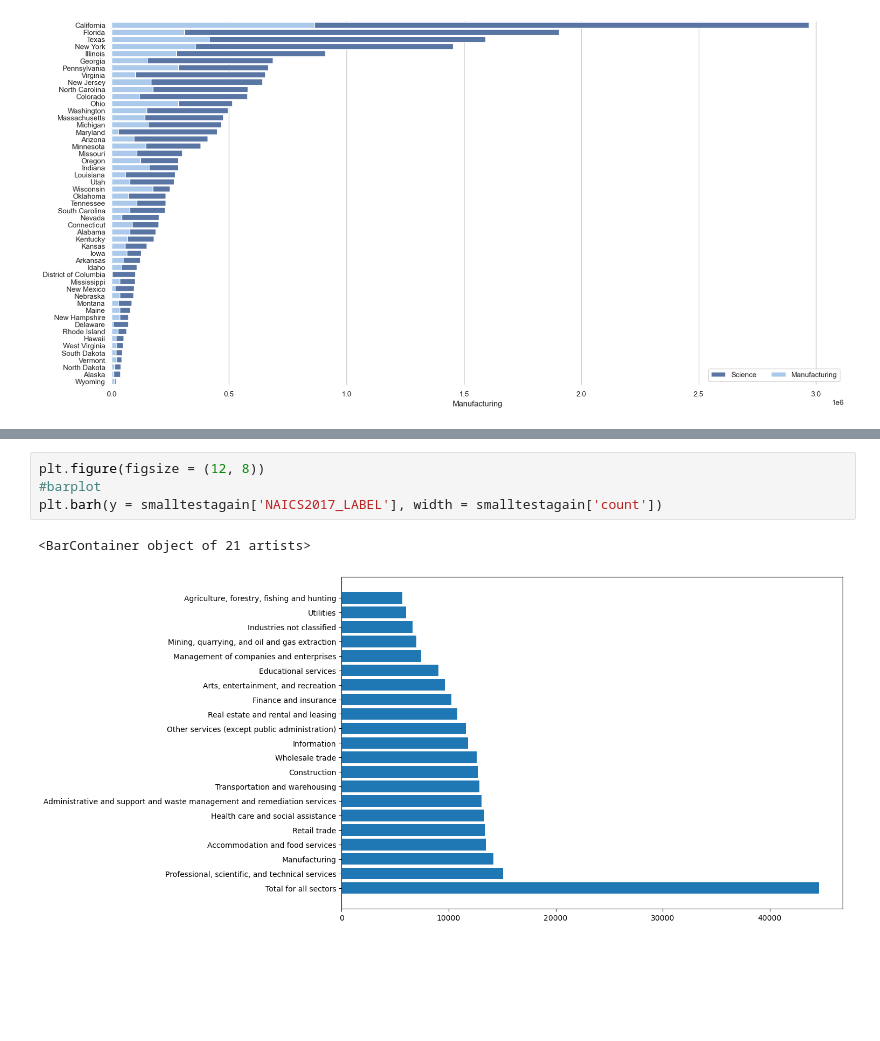
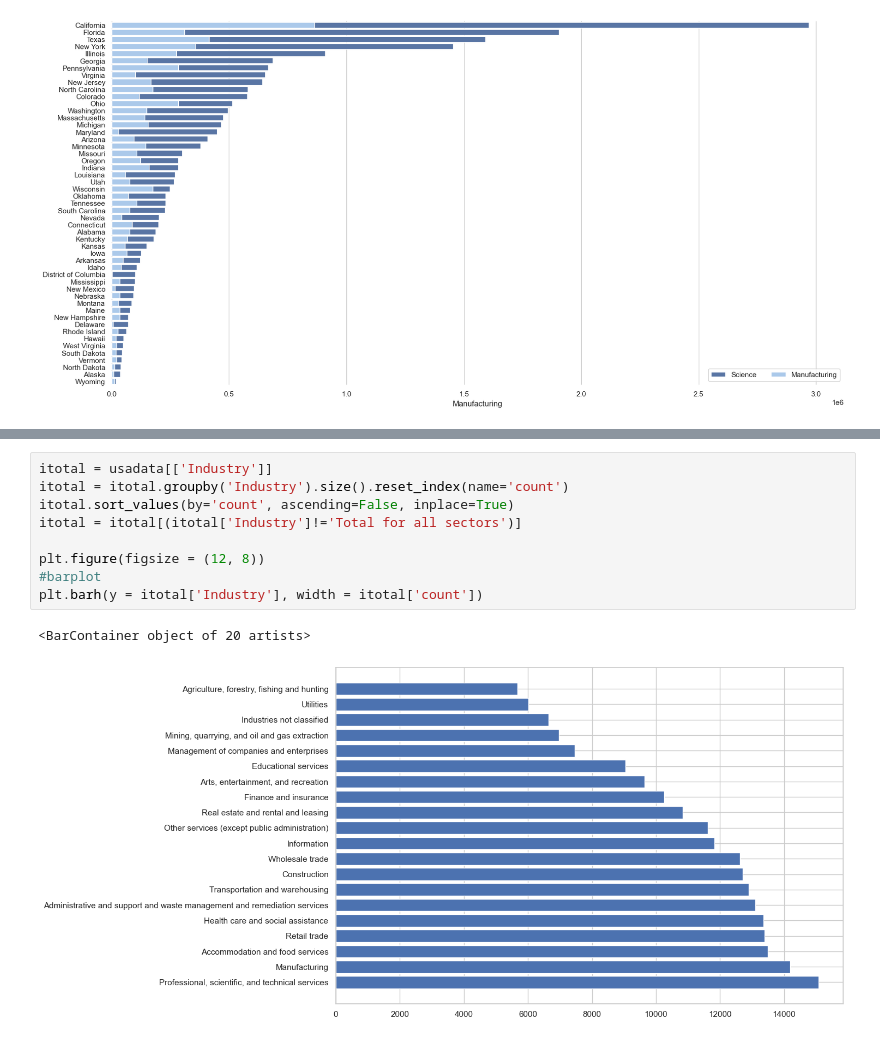
Before and after one commit to DanielnRose/Census_Assesment, a Jupyter notebook: grpupassesment.ipynb, the cells around one changed output, grey strips where cells are left out. Cells and saved outputs as stored; diff of their text form; blank space fills up the shorter version.

```diff
--- a/grpupassesment.ipynb
+++ b/grpupassesment.ipynb
@@ -196,12 +220,17 @@ See the caveats in the documentation: https://pandas.pydata.org/pandas-docs/stab
 | 0 | Female | 22794065 |
 | 1 | Male | 74856729 |
-# %%
-plt.figure(figsize = (12, 8))
-#barplot
-plt.barh(y = smalltestagain['NAICS2017_LABEL'], width = smalltestagain['count'])
-# %% [output]
-<BarContainer object of 21 artists>
-[figure, removed]
+# %%
+itotal = usadata[['Industry']]
+itotal = itotal.groupby('Industry').size().reset_index(name='count')
+itotal.sort_values(by='count', ascending=False, inplace=True)
+itotal = itotal[(itotal['Industry']!='Total for all sectors')]
+
+plt.figure(figsize = (12, 8))
+#barplot
+plt.barh(y = itotal['Industry'], width = itotal['count'])
+# %% [output]
+<BarContainer object of 20 artists>
+[figure, added]
 # %%
 smalltestagain
 # %% [output]
```
Also changed, not shown: parts of 10 cells of this notebook.
